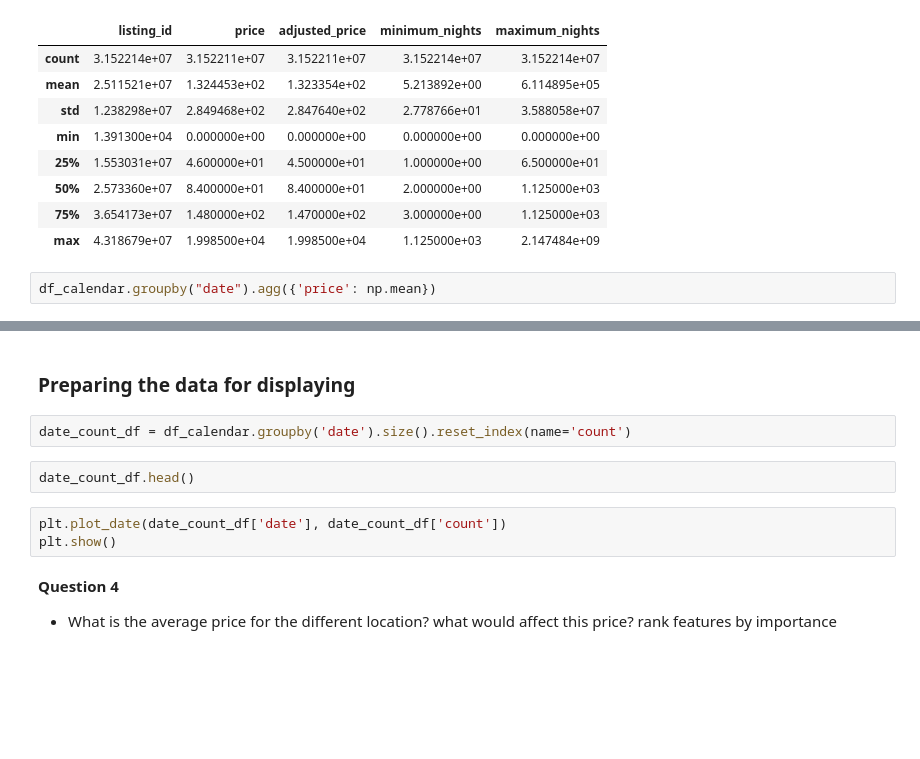
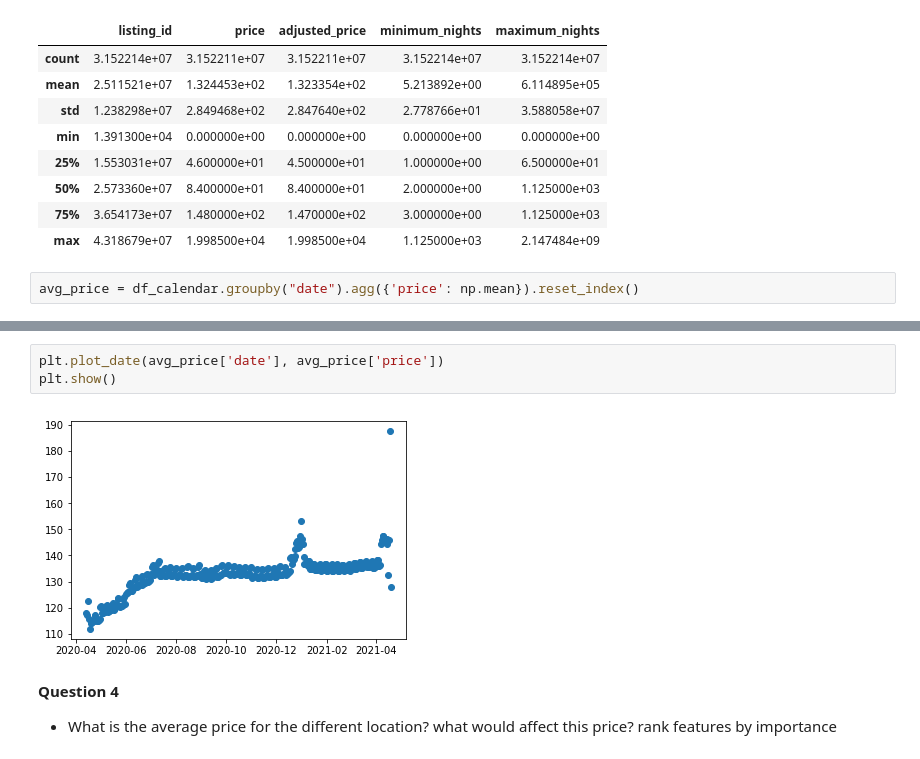
Before and after one commit to waltersmac/Predicting-AirBnB-Prices, a Jupyter notebook: Inside AirbnB - London 2020.ipynb, the cells around one changed output, grey strips where cells are left out. Drawn from its saved outputs; the diff is of its cells as text; blank space fills up the shorter version.

Commit message:
Exploring the calendar csv file for any seasonal trend

```diff
--- a/Inside AirbnB - London 2020.ipynb
+++ b/Inside AirbnB - London 2020.ipynb
@@ -202,4 +213,4 @@ df_calendar.describe()
 | 75% | 3.654173e+07 | 1.480000e+02 | 1.470000e+02 | 3.000000e+00 | 1.125000e+03 |
 | max | 4.318679e+07 | 1.998500e+04 | 1.998500e+04 | 1.125000e+03 | 2.147484e+09 |
 # %%
-df_calendar.groupby("date").agg({'price': np.mean})
+avg_price = df_calendar.groupby("date").agg({'price': np.mean}).reset_index()
@@ -226,12 +217,8 @@ df_calendar.groupby("date").agg({'price': np.mean})
-# %% [markdown]
-### Preparing the data for displaying
-# %%
-date_count_df = df_calendar.groupby('date').size().reset_index(name='count')
-# %%
-date_count_df.head()
 # %%
-plt.plot_date(date_count_df['date'], date_count_df['count'])
+plt.plot_date(avg_price['date'], avg_price['price'])
 plt.show()
+# %% [output]
+[figure, added]
 # %% [markdown]
 **Question 4**
 - What is the average price for the different location? what would affect this price? rank features by importance
```
Also changed, not shown: parts of 2 cells of this notebook.
